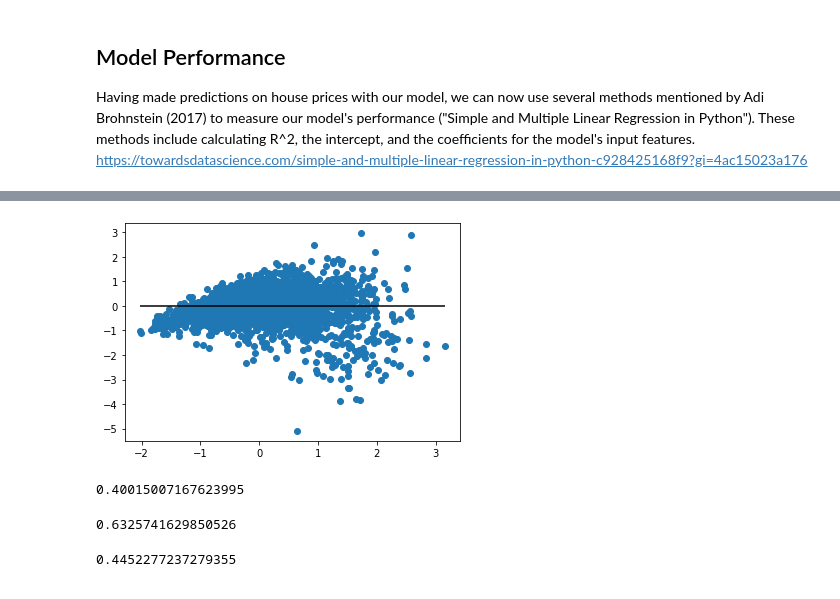
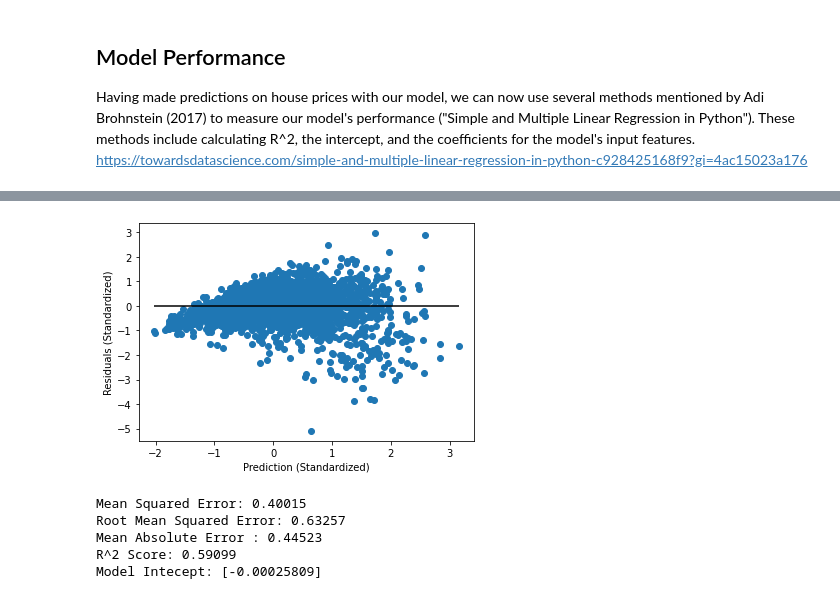
Before and after one commit to dianahandler/Final_Module20_Group3, a Jupyter notebook: Austin-Sklearn-Demonstration_chk.ipynb, the cells around one changed output, grey strips where cells are left out. Saved outputs shown, nothing was run; the diff lists cells and outputs as text; code cells hidden in the pictures.

```diff
--- a/Austin-Sklearn-Demonstration_chk.ipynb
+++ b/Austin-Sklearn-Demonstration_chk.ipynb
@@ -394,32 +394,41 @@ test3.sort_values(by=0)
 # %%
 ## As seen in classwork code for multilinear regression (2021), we can represent the difference between our model's
 ## predicted values and the actual test output values on a residual plot. The smaller the difference is,
 ## the closer the predictions are to the actual value, and ultimately the more accurate our model would be.
 plt.scatter(y_pred, y_pred - y_test)
+plt.xlabel('Prediction (Standardized)')
+plt.ylabel('Residuals (Standardized)')
 plt.hlines(y=0, xmin=y_pred.min(), xmax=y_pred.max(), color='black')
+# To save the below plot, uncomment the below code.
+# plt.savefig('chk1.png')
 plt.show()
 # %% [output]
-[figure, old version]
+[figure, new version]
-# %%
-## We are looking to measure mean squared error (MSE) as one way to gauge our regression
-## model's accuracy, as suggested here: https://stats.stackexchange.com/questions/142873/how-to-determine-the-accuracy-of-regression-which-measure-should-be-used
-## A quick way to calculate MSE is with sklearn metrics, as seen here:
-## https://www.pythonpool.com/mean-squared-error-python/
-from sklearn.metrics import mean_squared_error
-mean_squared_error(y_test, y_pred)
-print(mean_squared_error(y_test, y_pred))
-# %% [output]
-0.40015007167623995
-# %%
-## From the MSE, we can calculate root MSE by setting the squared parameter to 'false'.
-RootMSE = mean_squared_error(y_test, y_pred, squared=False)
-print(RootMSE)
-# %% [output]
-0.6325741629850526
-# %%
-## Another metric we can calculate is mean absolute error (MAE)
-from sklearn.metrics import mean_absolute_error
-MAE = mean_absolute_error(y_test, y_pred)
-print(MAE)
-# %% [output]
-0.4452277237279355
+# %%
+from sklearn.metrics import mean_squared_error
+from sklearn.metrics import mean_absolute_error
+score = "{:.5f}".format(model.score(X_test, y_test))
+intercept = model.intercept_
+## We are looking to measure mean squared error (MSE) as one way to gauge our regression
+## model's accuracy, as suggested here: https://stats.stackexchange.com/questions/142873/how-to-determine-the-accuracy-of-regression-which-measure-should-be-used
+## A quick way to calculate MSE is with sklearn metrics, as seen here:
+## https://www.pythonpool.com/mean-squared-error-python/
+MSE = "{:.5f}".format(mean_squared_error(y_test, y_pred))
+
+## From the MSE, we can calculate root MSE by setting the squared parameter to 'false'.
+RootMSE = "{:.5f}".format(mean_squared_error(y_test, y_pred, squared=False))
+
+## Another metric we can calculate is mean absolute error (MAE)
+MAE = "{:.5f}".format(mean_absolute_error(y_test, y_pred))
+
+print(f"Mean Squared Error: {MSE}")
+print(f"Root Mean Squared Error: {RootMSE}")
+print(f"Mean Absolute Error : {MAE}")
+print(f"R^2 Score: {score}")
+print(f"Model Intecept: {intercept}")
+# %% [output]
+Mean Squared Error: 0.40015
+Root Mean Squared Error: 0.63257
+Mean Absolute Error : 0.44523
+R^2 Score: 0.59099
+Model Intecept: [-0.00025809]
```
Also changed, not shown: parts of 6 cells of this notebook.
